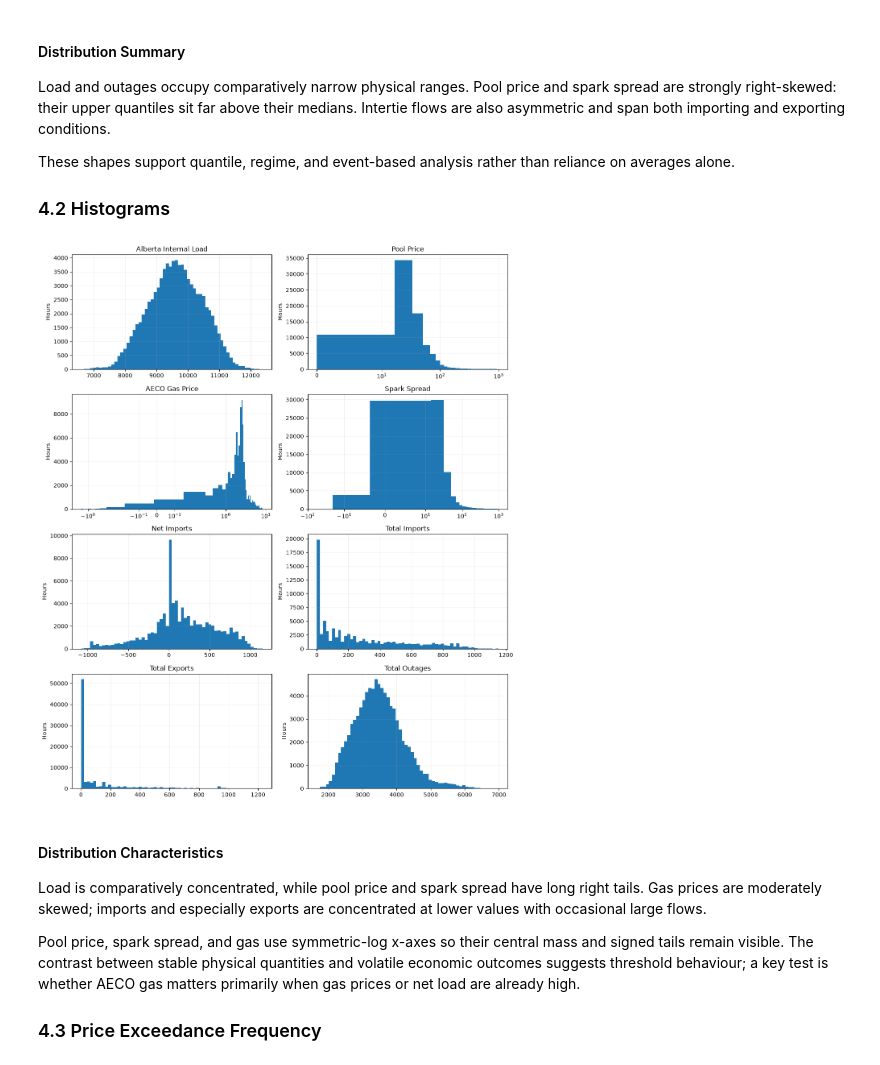
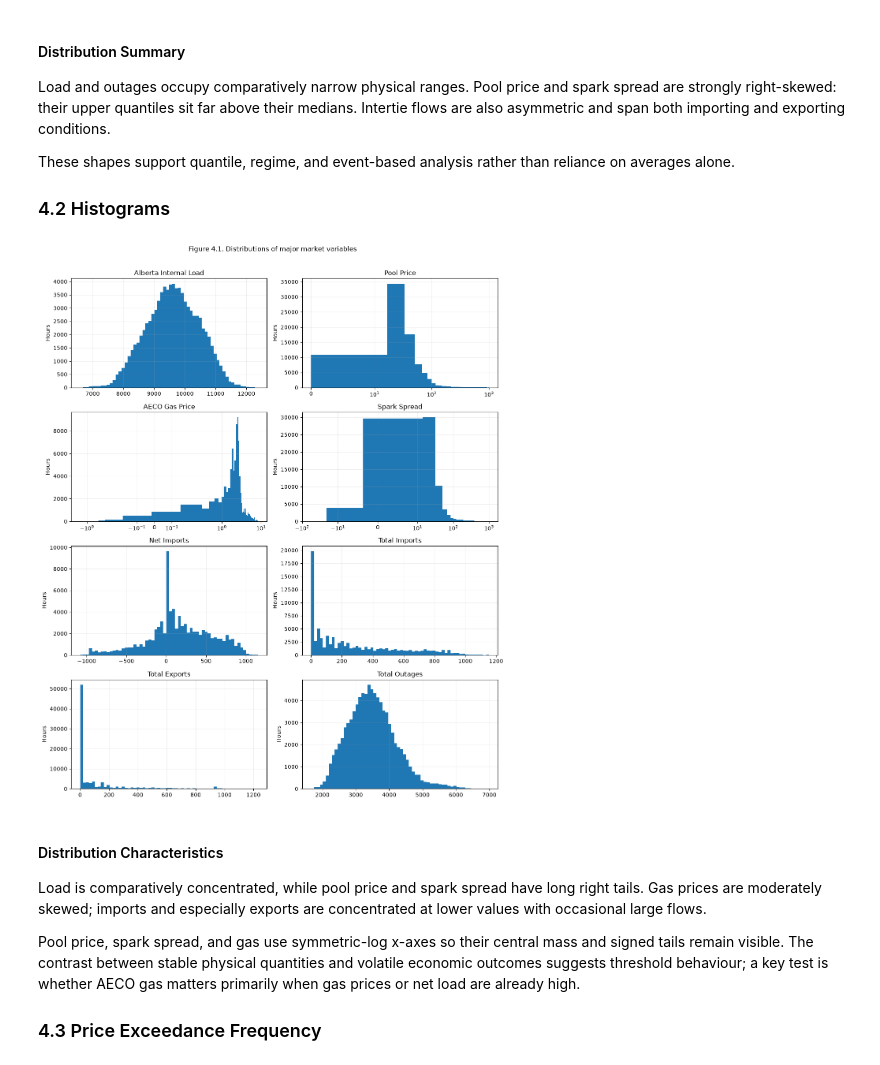
Before and after one commit to bhasein/alberta_power_markets_project, a Jupyter notebook: notebooks/01_Understanding_the_Alberta_Electricity_Market.ipynb, the cells around one changed output. Saved outputs shown, nothing was run; the diff lists cells and outputs as text; code cells hidden in the pictures.

Commit message:
Finalize notebook 01 report formatting

```diff
--- a/notebooks/01_Understanding_the_Alberta_Electricity_Market.ipynb
+++ b/notebooks/01_Understanding_the_Alberta_Electricity_Market.ipynb
@@ -1038,7 +1038,7 @@ ax.axhline(
     linewidth=1,
 )
 
-ax.set_title("Year-over-Year Change in Reported Maximum Capacity")
+ax.set_title("Figure 2.5. Year-over-year change in reported maximum capacity")
 ax.set_xlabel("Year")
 ax.set_ylabel("Capacity Change (MW)")
 
@@ -1536,7 +1536,7 @@ for season in seasonal_load_profile.columns:
         label=season,
     )
 
-ax.set_title("Seasonal Intraday Load Profiles")
+ax.set_title("Figure 3.4. Seasonal intraday load profiles")
 ax.set_xlabel("Hour of Day (Mountain Time)")
 ax.set_ylabel("Average Load (MW)")
 ax.set_xticks(range(0, 24, 2))
@@ -1561,6 +1561,11 @@ Winter has the highest typical loads and spring the lowest. Every season retains
 profile_variables = {
     "Pool Price": "pool_price",
     "Total Imports": "total_imports_mw",
+}
+
+profile_figure_numbers = {
+    "Pool Price": "3.5a",
+    "Total Imports": "3.5b",
 }
 
 for label, column in profile_variables.items():
@@ -1578,7 +1583,10 @@ for label, column in profile_variables.items():
         marker="o",
     )
 
-    ax.set_title(f"Typical Intraday Profile: {label}")
+    ax.set_title(
+        f"Figure {profile_figure_numbers[label]}. "
+        f"Typical intraday profile: {label.lower()}"
+    )
     ax.set_xlabel("Hour of Day (Mountain Time)")
     ax.set_ylabel(label)
     ax.set_xticks(range(0, 24, 2))
@@ -1602,10 +1610,17 @@ Imports and prices rise toward the late-afternoon demand peak. Their similar tim
 
 solar_col = "solar_system_generation"
 
-for label, column in {
+renewable_profile_variables = {
     "Wind": "wind_system_generation",
     "Solar": solar_col,
-}.items():
+}
+
+renewable_figure_numbers = {
+    "Wind": "3.6a",
+    "Solar": "3.6b",
+}
+
+for label, column in renewable_profile_variables.items():
 
     seasonal_profile = (
         master.groupby(["hour_alberta", "season"])[column]
@@ -1624,7 +1639,10 @@ for label, column in {
             label=season,
         )
 
-    ax.set_title(f"Seasonal Intraday {label} Generation")
+    ax.set_title(
+        f"Figure {renewable_figure_numbers[label]}. "
+        f"Seasonal intraday {label.lower()} generation"
+    )
     ax.set_xlabel("Hour of Day (Mountain Time)")
     ax.set_ylabel("Average Generation (MW)")
     ax.set_xticks(range(0, 24, 2))
@@ -1711,34 +1729,38 @@ histogram_variables = {
     "AECO Gas Price": "gas_price",
     "Spark Spread": "spark_spread",
     "Net Imports": "net_imports_mw",
     "Total Imports": "total_imports_mw",
     "Total Exports": "total_exports_mw",
     "Total Outages": "total_outage_mw",
 }
 
 symmetric_log_thresholds = {
     "Pool Price": 10,
     "Spark Spread": 10,
     "AECO Gas Price": 0.25,
 }
 
 fig, axes = plt.subplots(4, 2, figsize=(12, 14))
+fig.suptitle(
+    "Figure 4.1. Distributions of major market variables",
+    y=1.01,
+)
 
 for ax, (title, column) in zip(axes.flat, histogram_variables.items()):
     ax.hist(master[column].dropna(), bins=60)
     if title in symmetric_log_thresholds:
         ax.set_xscale(
             "symlog",
             linthresh=symmetric_log_thresholds[title],
         )
     ax.set_title(title)
     ax.set_ylabel("Hours")
     ax.grid(alpha=0.2)
 
 plt.tight_layout()
 plt.show()
 # %% [output]
-[figure, old version]
+[figure, new version]
 # %% [markdown]
 #### Distribution Characteristics
 
```
Also changed, not shown: parts of 36 cells of this notebook.
